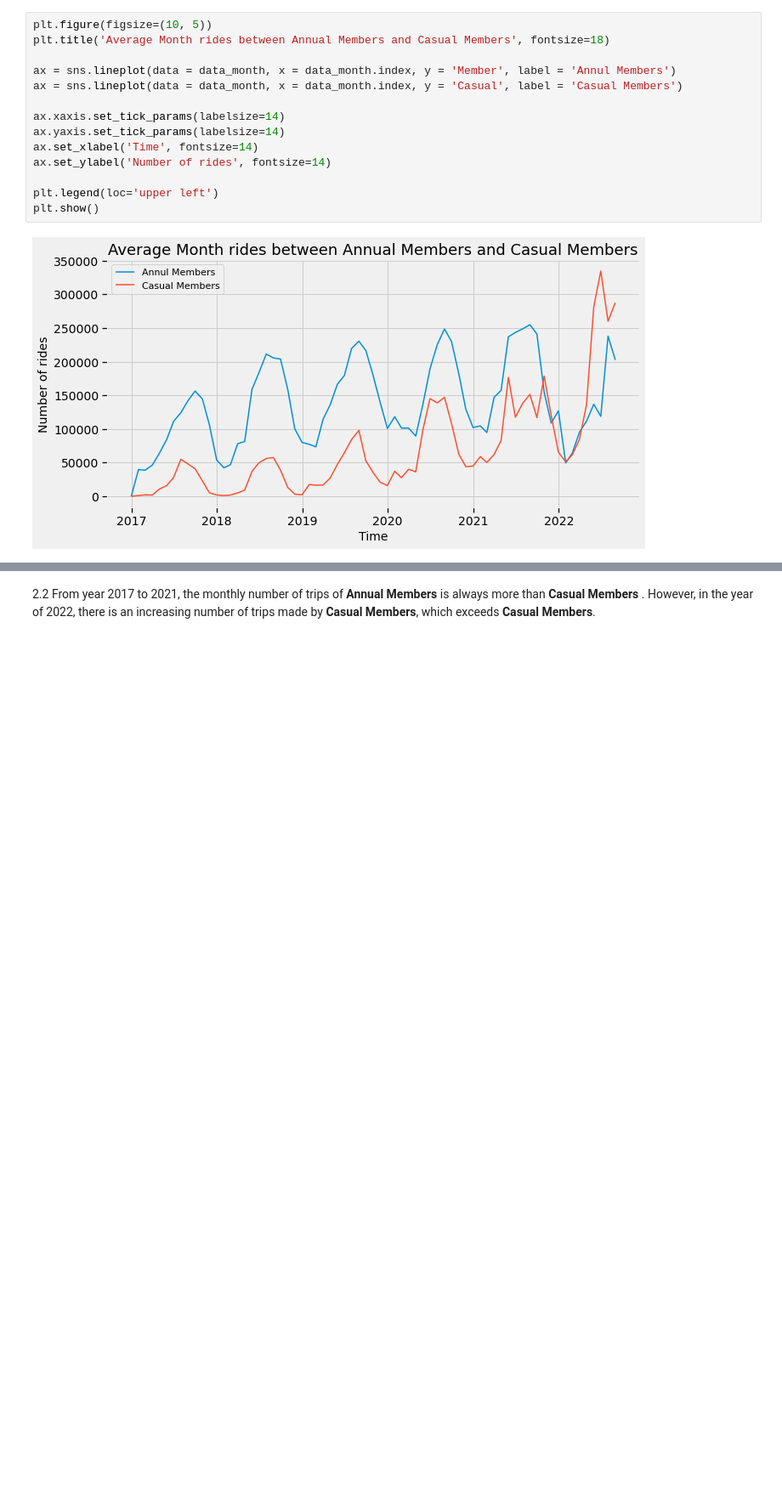
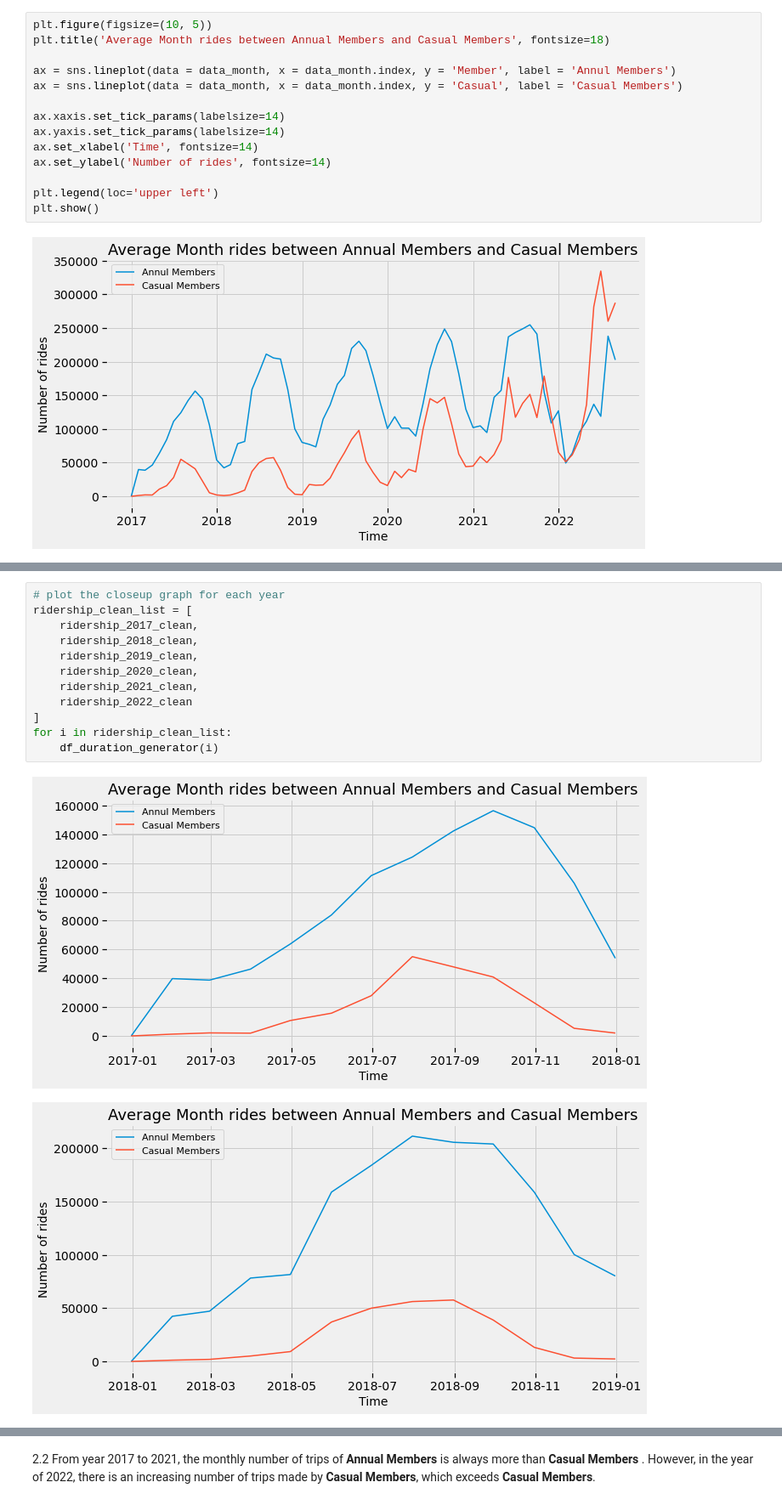
Before and after one commit to Charlotte-03/CME-DiligentDebuggers, a Jupyter notebook: project.ipynb, the cells around one changed output, grey strips where cells are left out. Shown at 85% size. Saved outputs shown, nothing was run; the diff lists cells and outputs as text; blank space fills up the shorter version.

```diff
--- a/project.ipynb
+++ b/project.ipynb
@@ -1904,0 +1926,15 @@ plt.show()
+# %%
+# plot the closeup graph for each year
+ridership_clean_list = [
+    ridership_2017_clean,
+    ridership_2018_clean,
+    ridership_2019_clean,
+    ridership_2020_clean,
+    ridership_2021_clean,
+    ridership_2022_clean
+]
+for i in ridership_clean_list:
+    df_duration_generator(i)
+# %% [output]
+[figure, added]
+[figure, added]
```
Also changed, not shown: parts of 23 cells of this notebook.
